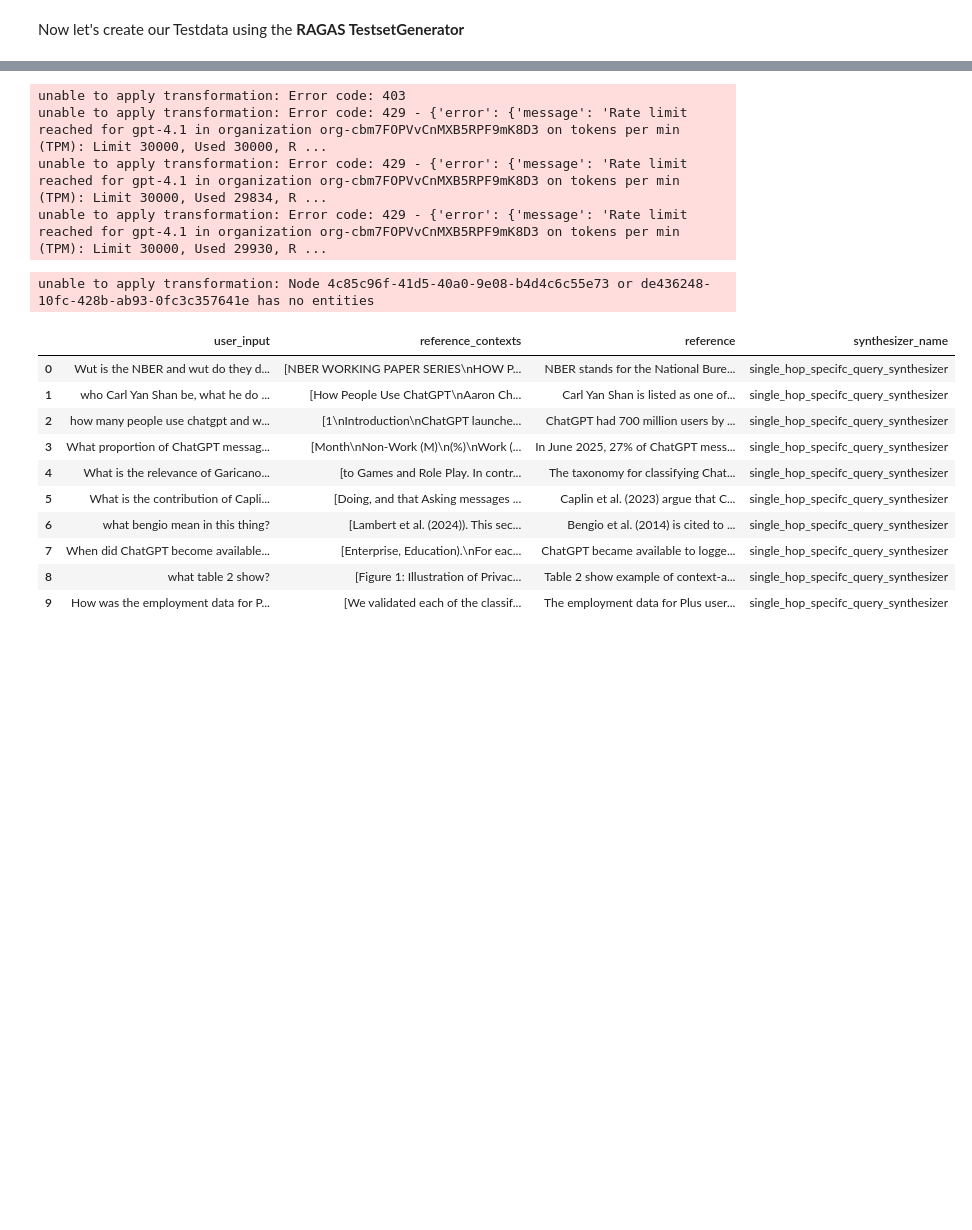
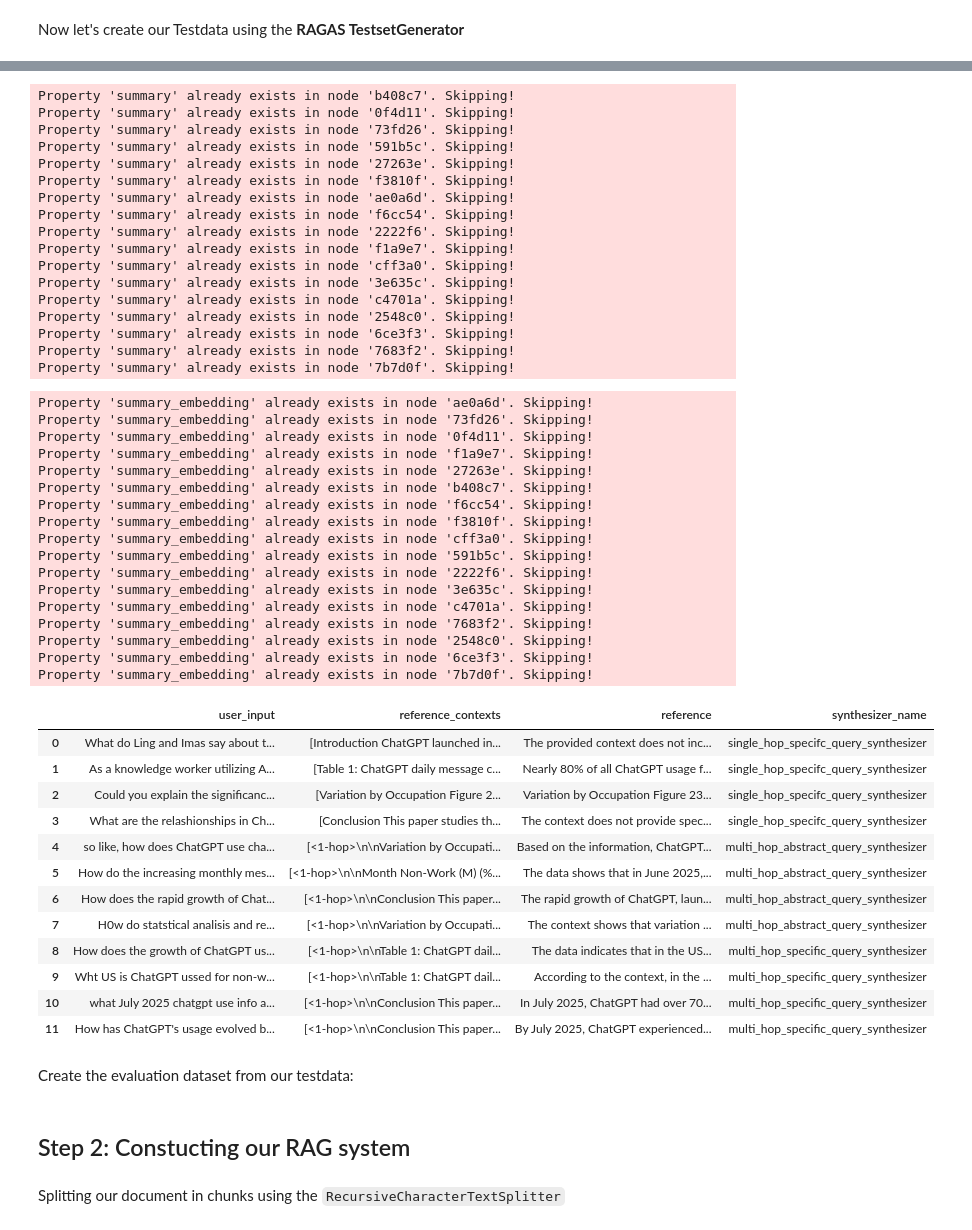
Before and after one commit to michaelhaeusler/ai-makerspace-bootcamp, a Jupyter notebook: 09_Advanced_Retrieval/Advanced_Retrieval_with_LangChain_Assignment.ipynb, the cells around one changed output, grey strips where cells are left out. Drawn from its saved outputs; the diff is of its cells as text; code cells hidden in the pictures; blank space fills up the shorter version.

```diff
--- a/09_Advanced_Retrieval/Advanced_Retrieval_with_LangChain_Assignment.ipynb
+++ b/09_Advanced_Retrieval/Advanced_Retrieval_with_LangChain_Assignment.ipynb
@@ -627,7 +583,7 @@ from ragas.embeddings import LangchainEmbeddingsWrapper
 from langchain_openai import ChatOpenAI
 from langchain_openai import OpenAIEmbeddings
 
-generator_llm = LangchainLLMWrapper(ChatOpenAI(model="gpt-4.1"))
+generator_llm = LangchainLLMWrapper(ChatOpenAI(model="gpt-4.1-nano"))
 generator_embeddings = LangchainEmbeddingsWrapper(OpenAIEmbeddings())
 # %% [markdown]
 Now let's create our Testdata using the **RAGAS TestsetGenerator**
@@ -635,7 +591,7 @@ Now let's create our Testdata using the **RAGAS TestsetGenerator**
 from ragas.testset import TestsetGenerator
 
 generator = TestsetGenerator(llm=generator_llm, embedding_model=generator_embeddings)
-dataset = generator.generate_with_langchain_docs(docs, testset_size=10)
+dataset = generator.generate_with_langchain_docs(pdf_docs, testset_size=10, )
 
 dataset.to_pandas()
 # %% [output]
@@ -659,16 +615,49 @@ Node 17c09bff-f922-4578-96cb-87bba071d03d does not have a summary. Skipping filt
-unable to apply transformation: Error code: 403
-unable to apply transformation: Error code: 429 - {'error': {'message': 'Rate limit reached for gpt-4.1 in organization org-cbm7FOPVvCnMXB5RPF9mK8D3 on tokens per min (TPM): Limit 30000, Used 30000, R ...
-unable to apply transformation: Error code: 429 - {'error': {'message': 'Rate limit reached for gpt-4.1 in organization org-cbm7FOPVvCnMXB5RPF9mK8D3 on tokens per min (TPM): Limit 30000, Used 29834, R ...
-unable to apply transformation: Error code: 429 - {'error': {'message': 'Rate limit reached for gpt-4.1 in organization org-cbm7FOPVvCnMXB5RPF9mK8D3 on tokens per min (TPM): Limit 30000, Used 29930, R ...
+Property 'summary' already exists in node 'b408c7'. Skipping!
+Property 'summary' already exists in node '0f4d11'. Skipping!
+Property 'summary' already exists in node '73fd26'. Skipping!
+Property 'summary' already exists in node '591b5c'. Skipping!
+Property 'summary' already exists in node '27263e'. Skipping!
+Property 'summary' already exists in node 'f3810f'. Skipping!
+Property 'summary' already exists in node 'ae0a6d'. Skipping!
+Property 'summary' already exists in node 'f6cc54'. Skipping!
+Property 'summary' already exists in node '2222f6'. Skipping!
+Property 'summary' already exists in node 'f1a9e7'. Skipping!
+Property 'summary' already exists in node 'cff3a0'. Skipping!
+Property 'summary' already exists in node '3e635c'. Skipping!
+Property 'summary' already exists in node 'c4701a'. Skipping!
+Property 'summary' already exists in node '2548c0'. Skipping!
+Property 'summary' already exists in node '6ce3f3'. Skipping!
+Property 'summary' already exists in node '7683f2'. Skipping!
+Property 'summary' already exists in node '7b7d0f'. Skipping!
-unable to apply transformation: Node 4c85c96f-41d5-40a0-9e08-b4d4c6c55e73 or de436248-10fc-428b-ab93-0fc3c357641e has no entities
+Property 'summary_embedding' already exists in node 'ae0a6d'. Skipping!
+Property 'summary_embedding' already exists in node '73fd26'. Skipping!
+Property 'summary_embedding' already exists in node '0f4d11'. Skipping!
+Property 'summary_embedding' already exists in node 'f1a9e7'. Skipping!
+Property 'summary_embedding' already exists in node '27263e'. Skipping!
+Property 'summary_embedding' already exists in node 'b408c7'. Skipping!
+Property 'summary_embedding' already exists in node 'f6cc54'. Skipping!
+Property 'summary_embedding' already exists in node 'f3810f'. Skipping!
+Property 'summary_embedding' already exists in node 'cff3a0'. Skipping!
+Property 'summary_embedding' already exists in node '591b5c'. Skipping!
+Property 'summary_embedding' already exists in node '2222f6'. Skipping!
+Property 'summary_embedding' already exists in node '3e635c'. Skipping!
+Property 'summary_embedding' already exists in node 'c4701a'. Skipping!
+Property 'summary_embedding' already exists in node '7683f2'. Skipping!
+Property 'summary_embedding' already exists in node '2548c0'. Skipping!
+Property 'summary_embedding' already exists in node '6ce3f3'. Skipping!
+Property 'summary_embedding' already exists in node '7b7d0f'. Skipping!
 |  | user_input | reference_contexts | reference | synthesizer_name |
-| 0 | Wut is the NBER and wut do they d... | [NBER WORKING PAPER SERIES\nHOW P... | NBER stands for the National Bure... | single_hop_specifc_query_synthesizer |
-| 1 | who Carl Yan Shan be, what he do ... | [How People Use ChatGPT\nAaron Ch... | Carl Yan Shan is listed as one of... | single_hop_specifc_query_synthesizer |
-| 2 | how many people use chatgpt and w... | [1\nIntroduction\nChatGPT launche... | ChatGPT had 700 million users by ... | single_hop_specifc_query_synthesizer |
-| 3 | What proportion of ChatGPT messag... | [Month\nNon-Work (M)\n(%)\nWork (... | In June 2025, 27% of ChatGPT mess... | single_hop_specifc_query_synthesizer |
-| 4 | What is the relevance of Garicano... | [to Games and Role Play. In contr... | The taxonomy for classifying Chat... | single_hop_specifc_query_synthesizer |
-| 5 | What is the contribution of Capli... | [Doing, and that Asking messages ... | Caplin et al. (2023) argue that C... | single_hop_specifc_query_synthesizer |
-| 6 | what bengio mean in this thing? | [Lambert et al. (2024)). This sec... | Bengio et al. (2014) is cited to ... | single_hop_specifc_query_synthesizer |
-| 7 | When did ChatGPT become available... | [Enterprise, Education).\nFor eac... | ChatGPT became available to logge... | single_hop_specifc_query_synthesizer |
-| 8 | what table 2 show? | [Figure 1: Illustration of Privac... | Table 2 show example of context-a... | single_hop_specifc_query_synthesizer |
-| 9 | How was the employment data for P... | [We validated each of the classif... | The employment data for Plus user... | single_hop_specifc_query_synthesizer |
+| 0 | What do Ling and Imas say about t... | [Introduction ChatGPT launched in... | The provided context does not inc... | single_hop_specifc_query_synthesizer |
+| 1 | As a knowledge worker utilizing A... | [Table 1: ChatGPT daily message c... | Nearly 80% of all ChatGPT usage f... | single_hop_specifc_query_synthesizer |
+| 2 | Could you explain the significanc... | [Variation by Occupation Figure 2... | Variation by Occupation Figure 23... | single_hop_specifc_query_synthesizer |
+| 3 | What are the relashionships in Ch... | [Conclusion This paper studies th... | The context does not provide spec... | single_hop_specifc_query_synthesizer |
+| 4 | so like, how does ChatGPT use cha... | [<1-hop>\n\nVariation by Occupati... | Based on the information, ChatGPT... | multi_hop_abstract_query_synthesizer |
+| 5 | How do the increasing monthly mes... | [<1-hop>\n\nMonth Non-Work (M) (%... | The data shows that in June 2025,... | multi_hop_abstract_query_synthesizer |
+| 6 | How does the rapid growth of Chat... | [<1-hop>\n\nConclusion This paper... | The rapid growth of ChatGPT, laun... | multi_hop_abstract_query_synthesizer |
+| 7 | H0w do statstical analisis and re... | [<1-hop>\n\nVariation by Occupati... | The context shows that variation ... | multi_hop_abstract_query_synthesizer |
+| 8 | How does the growth of ChatGPT us... | [<1-hop>\n\nTable 1: ChatGPT dail... | The data indicates that in the US... | multi_hop_specific_query_synthesizer |
+| 9 | Wht US is ChatGPT ussed for non-w... | [<1-hop>\n\nTable 1: ChatGPT dail... | According to the context, in the ... | multi_hop_specific_query_synthesizer |
+| 10 | what July 2025 chatgpt use info a... | [<1-hop>\n\nConclusion This paper... | In July 2025, ChatGPT had over 70... | multi_hop_specific_query_synthesizer |
+| 11 | How has ChatGPT's usage evolved b... | [<1-hop>\n\nConclusion This paper... | By July 2025, ChatGPT experienced... | multi_hop_specific_query_synthesizer |
+# %% [markdown]
+Create the evaluation dataset from our testdata:
@@ -674,0 +668,4 @@ unable to apply transformation: Node 4c85c96f-41d5-40a0-9e08-b4d4c6c55e73 or de4
+# %% [markdown]
+## Step 2: Constucting our RAG system
+# %% [markdown]
+Splitting our document in chunks using the `RecursiveCharacterTextSplitter`
```
Also changed, not shown: parts of 57 cells of this notebook, 2 other files.
